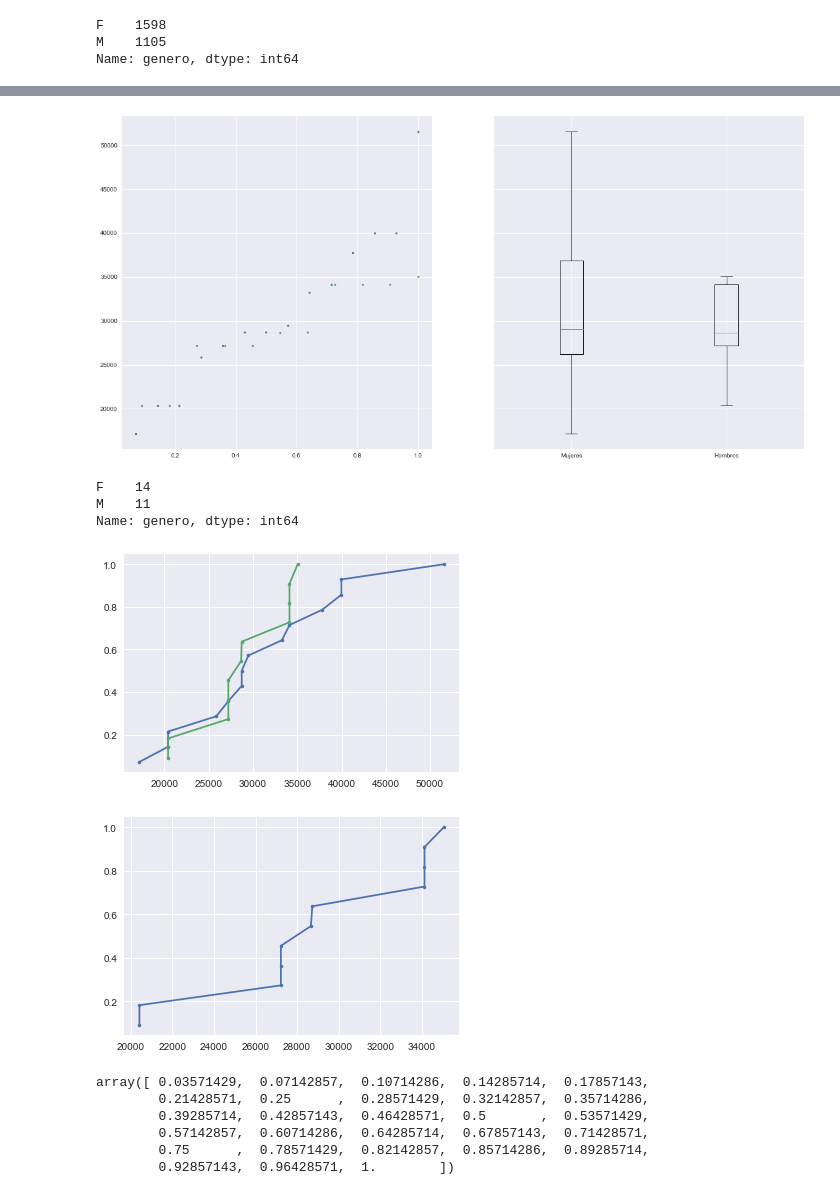
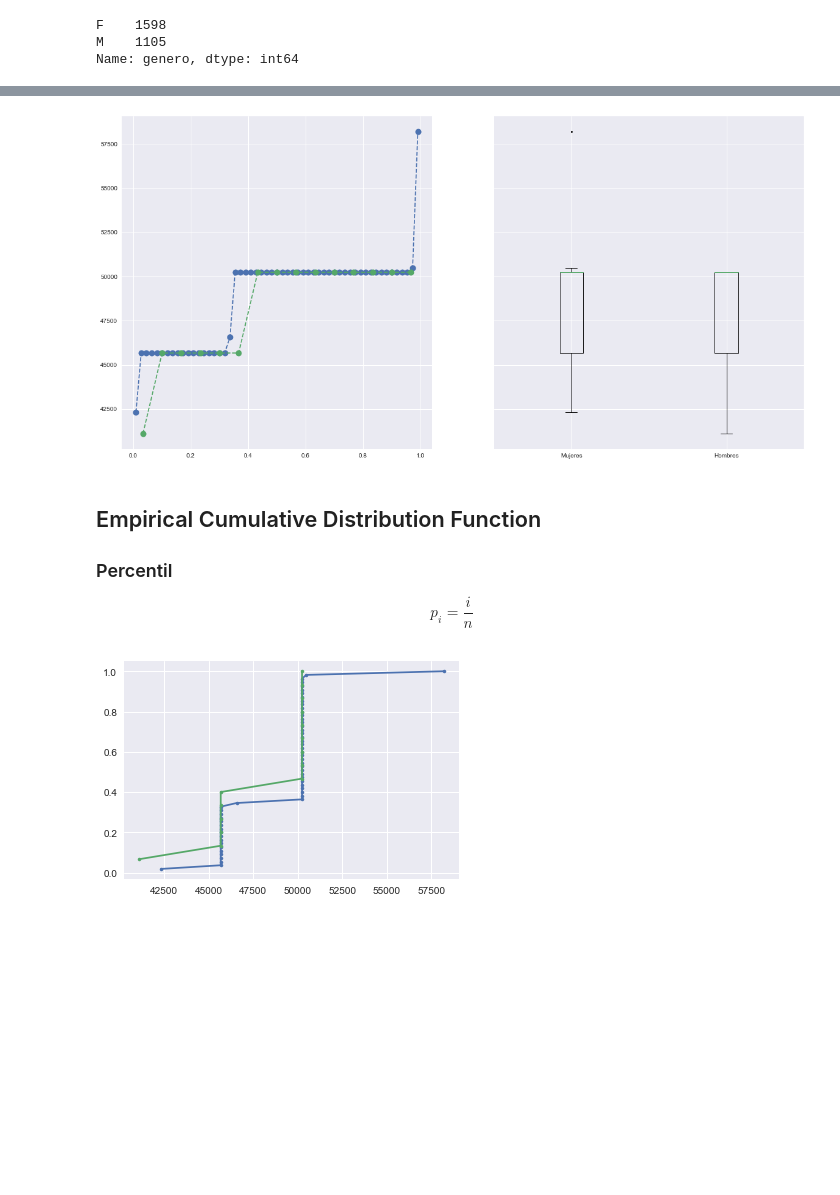
Before and after one commit to pyrdr/charlas, a Jupyter notebook: intro_eda_python_pt_02/intro_pypands_pt02.ipynb, the cells around one changed output, grey strips where cells are left out. Drawn from its saved outputs; the diff is of its cells as text; code cells hidden in the pictures; blank space fills up the shorter version.

Commit message:
Organized quantile plots a bit
...added rough ECDF

```diff
--- a/intro_eda_python_pt_02/intro_pypands_pt02.ipynb
+++ b/intro_eda_python_pt_02/intro_pypands_pt02.ipynb
@@ -37,0 +42,12 @@ Name: puesto_clean, dtype: int64
+# %%
+puesto = ene[ene.puesto_clean == 'auditor interno a']
+mujeres = puesto.genero.value_counts()['F']
+hombres = puesto.genero.value_counts()['M']
+#
+quantile_mujeres = (np.arange(1, mujeres+1) - 0.5) / mujeres
+quantile_hombres = (np.arange(1, hombres+1) - 0.5) / hombres
+#
+salario_mujeres = np.sort(puesto.salario[puesto.genero == 'F'])
+salario_hombres = np.sort(puesto.salario[puesto.genero == 'M'])
+#
+print("Mujeres {:d}\t Hombres {:d}".format(mujeres, hombres))
@@ -38,21 +98,13 @@ Name: puesto_clean, dtype: int64
 # %%
-puesto = ene[ene.puesto_clean == 'tecnico']
-mujeres = puesto.genero.value_counts()['F']
-hombres = puesto.genero.value_counts()['M']
-percentil_mujeres = np.arange(1, mujeres+1) / mujeres
-salario_mujeres = np.sort(puesto.salario[puesto.genero == 'F'])
-percentil_hombres = np.arange(1, hombres+1) / hombres
-salario_hombres = np.sort(puesto.salario[puesto.genero == 'M'])
 _, (ax1, ax2) = plt.subplots(1,2,sharey=True, figsize=(20,10))
-ax1.plot(percentil_mujeres, salario_mujeres, marker='.', linestyle='none', label='Mujeres')
-ax1.plot(percentil_hombres, salario_hombres, marker='.',linestyle='none', label='Hombres')
+ax1.plot(quantile_mujeres, salario_mujeres, marker='.', markersize=20, linestyle='dashed', label='Mujeres')
+ax1.plot(quantile_hombres, salario_hombres, marker='.', markersize=20, linestyle='dashed', label='Hombres')
 ax2.boxplot([salario_mujeres, salario_hombres], labels=['Mujeres','Hombres'], sym = 'k.', showcaps = True, showfliers = True)
 plt.show()
 # %% [output]
-[figure, old version]
+[figure, new version]
-# %%
-puesto.genero.value_counts()
-# %% [output]
-F    14
-M    11
-Name: genero, dtype: int64
+# %% [markdown]
+## Empirical Cumulative Distribution Function
+### Percentil
+
+$$p_i = \frac{i}{n}$$
@@ -62,18 +117,4 @@ _ = plt.plot(salario_mujeres, percentil_mujeres, marker='.')
 _ = plt.plot(salario_hombres, percentil_hombres, marker='.')
 plt.show()
 # %% [output]
-[figure, old version]
+[figure, new version]
-# %%
-_ = plt.figure()
-_ = plt.plot(salario_hombres, percentil_hombres, marker='.')
-# %% [output]
-[figure, removed]
-# %%
-percentil_mujeres
-# %% [output]
-array([ 0.03571429,  0.07142857,  0.10714286,  0.14285714,  0.17857143,
-        0.21428571,  0.25      ,  0.28571429,  0.32142857,  0.35714286,
-        0.39285714,  0.42857143,  0.46428571,  0.5       ,  0.53571429,
-        0.57142857,  0.60714286,  0.64285714,  0.67857143,  0.71428571,
-        0.75      ,  0.78571429,  0.82142857,  0.85714286,  0.89285714,
-        0.92857143,  0.96428571,  1.        ])
```
Also changed, not shown: parts of 15 cells of this notebook.
